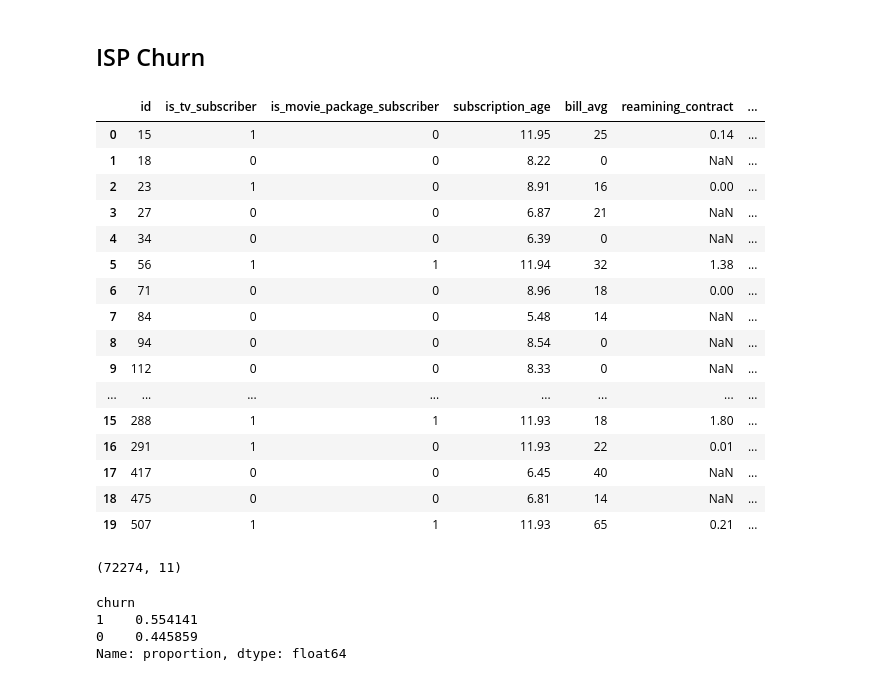
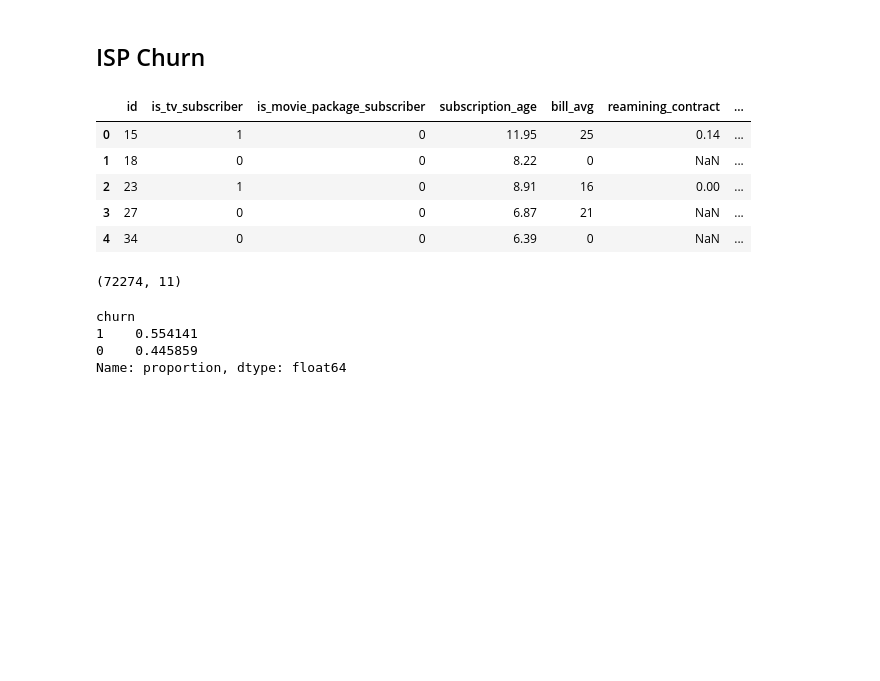
Before and after one commit to Amila-codes/Classification_Project, a Jupyter notebook: Notebooks/dataset comparison & exploration.ipynb, the cells around one changed output. Saved outputs shown, nothing was run; the diff lists cells and outputs as text; code cells hidden in the pictures; blank space fills up the shorter version.

```diff
--- a/Notebooks/dataset comparison & exploration.ipynb
+++ b/Notebooks/dataset comparison & exploration.ipynb
@@ -103,27 +103,16 @@ Potentially sensitive: ['Geography:str,Gender:str']
 ## ISP Churn
 # %%
 # Load ISP dataset
-df_isp = pd.read_csv(r"..\Data\Raw\internet_service_churn.csv")
-display(df_isp.head(20))
+df_isp = pd.read_csv(r"..\Data\Interim\internet_service_churn.csv")
+display(df_isp.head())
 df_isp.shape
 # %% [output]
 |  | id | is_tv_subscriber | is_movie_package_subscriber | subscription_age | bill_avg | reamining_contract | ... |
 | 0 | 15 | 1 | 0 | 11.95 | 25 | 0.14 | ... |
 | 1 | 18 | 0 | 0 | 8.22 | 0 | NaN | ... |
 | 2 | 23 | 1 | 0 | 8.91 | 16 | 0.00 | ... |
 | 3 | 27 | 0 | 0 | 6.87 | 21 | NaN | ... |
 | 4 | 34 | 0 | 0 | 6.39 | 0 | NaN | ... |
-| 5 | 56 | 1 | 1 | 11.94 | 32 | 1.38 | ... |
-| 6 | 71 | 0 | 0 | 8.96 | 18 | 0.00 | ... |
-| 7 | 84 | 0 | 0 | 5.48 | 14 | NaN | ... |
-| 8 | 94 | 0 | 0 | 8.54 | 0 | NaN | ... |
-| 9 | 112 | 0 | 0 | 8.33 | 0 | NaN | ... |
-| ... | ... | ... | ... | ... | ... | ... | ... |
-| 15 | 288 | 1 | 1 | 11.93 | 18 | 1.80 | ... |
-| 16 | 291 | 1 | 0 | 11.93 | 22 | 0.01 | ... |
-| 17 | 417 | 0 | 0 | 6.45 | 40 | NaN | ... |
-| 18 | 475 | 0 | 0 | 6.81 | 14 | NaN | ... |
-| 19 | 507 | 1 | 1 | 11.93 | 65 | 0.21 | ... |
 (72274, 11)
 # %%
 # Check target proportions
```
Also changed, not shown: parts of 3 cells of this notebook, 11 other files.
